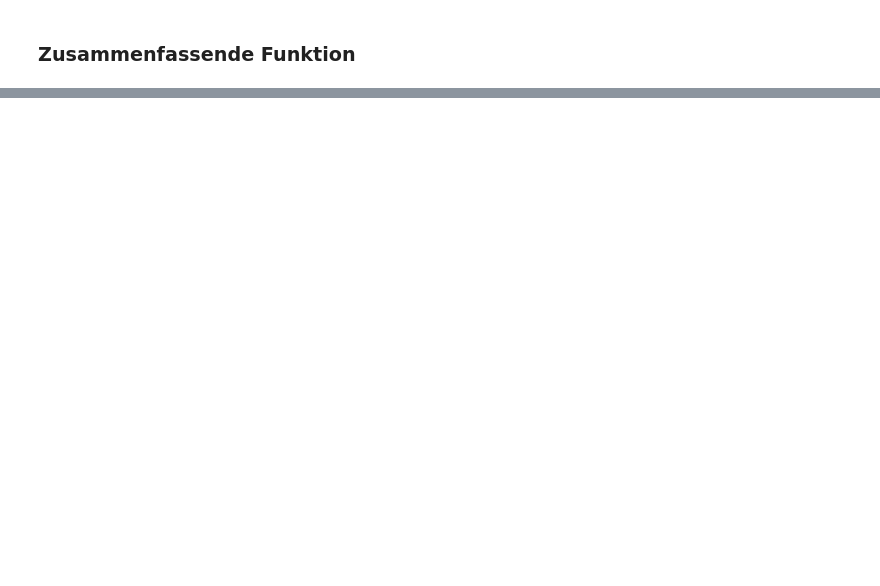
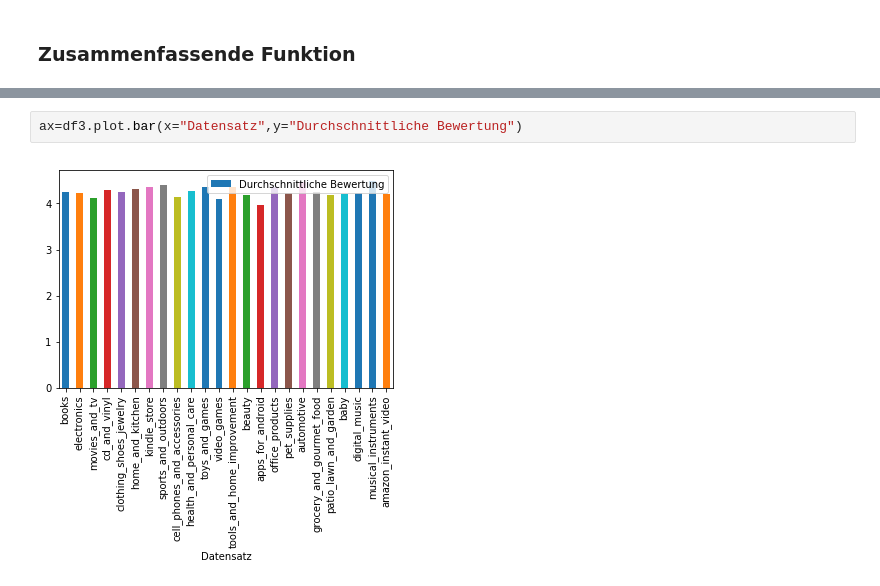
Before and after one commit to VDegraf/PS_AIS_WS18, a Jupyter notebook: Data_Understanding/data_understanding_1.ipynb, the cells around one changed output, grey strips where cells are left out. Drawn from its saved outputs; the diff is of its cells as text; blank space fills up the shorter version.

```diff
--- a/Data_Understanding/data_understanding_1.ipynb
+++ b/Data_Understanding/data_understanding_1.ipynb
@@ -267,0 +307,4 @@ amazon_instant_video
+# %%
+ax=df3.plot.bar(x="Datensatz",y="Durchschnittliche Bewertung")
+# %% [output]
+[figure, added]
```
Also changed, not shown: parts of 15 cells of this notebook.
